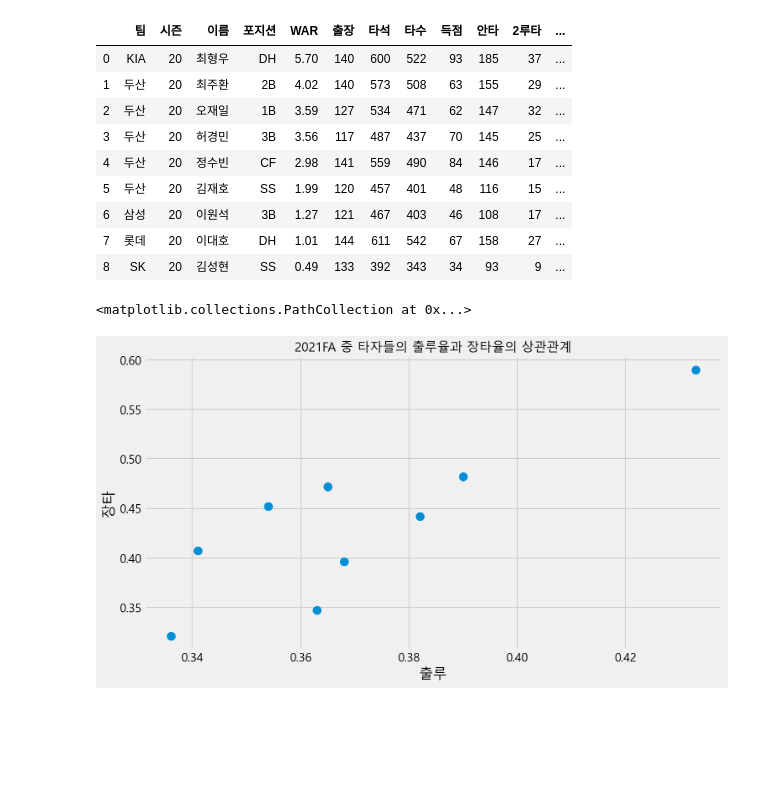
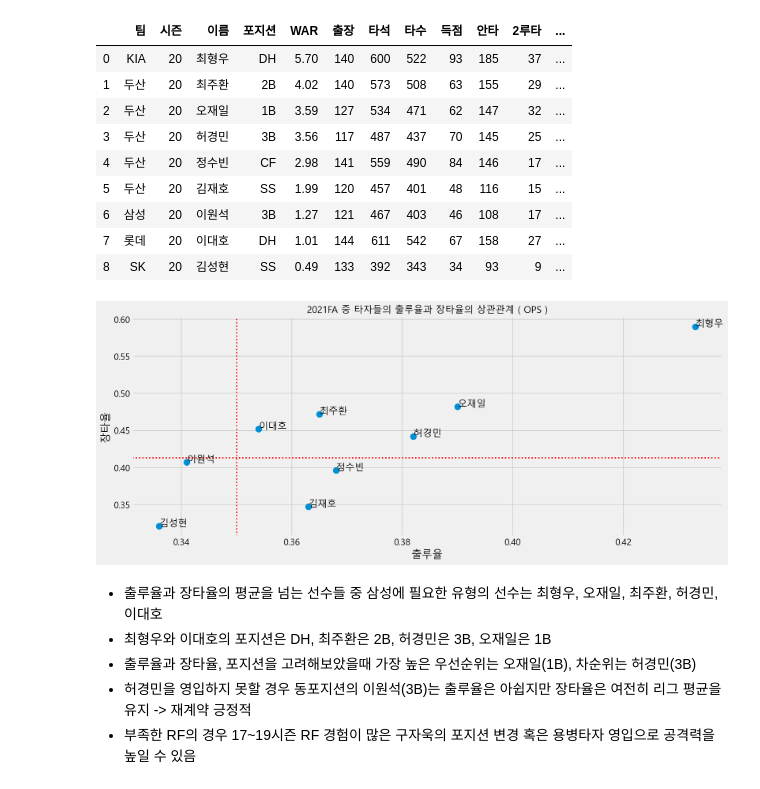
Before and after one commit to jeonprize/KBO-Analysis, a Jupyter notebook: 2021FA.ipynb, the cells around one changed output. Saved outputs shown, nothing was run; the diff lists cells and outputs as text; code cells hidden in the pictures; blank space fills up the shorter version.

```diff
--- a/2021FA.ipynb
+++ b/2021FA.ipynb
@@ -47,12 +42,27 @@ fa
 | 6 | 삼성 | 20 | 이원석 | 3B | 1.27 | 121 | 467 | 403 | 46 | 108 | 17 | ... |
 | 7 | 롯데 | 20 | 이대호 | DH | 1.01 | 144 | 611 | 542 | 67 | 158 | 27 | ... |
 | 8 | SK | 20 | 김성현 | SS | 0.49 | 133 | 392 | 343 | 34 | 93 | 9 | ... |
-# %%
-plt.figure(figsize=(11,6))
-plt.xlabel("출루")
-plt.ylabel("장타")
-plt.title("2021FA 중 타자들의 출루율과 장타율의 상관관계",fontsize=15)
-plt.scatter(data = fa, x = "출루", y = "장타",s = 100)
-# %% [output]
-<matplotlib.collections.PathCollection at 0x...>
-[figure, removed]
+# %%
+x = fa["출루"]
+y = fa["장타"]
+n = fa["이름"]
+# %%
+fig, ax = plt.subplots(figsize=(15,6))
+ax.scatter(x,y,s=100)
+
+plt.xlabel("출루율")
+plt.ylabel("장타율")
+plt.title("2021FA 중 타자들의 출루율과 장타율의 상관관계 ( OPS )",fontsize=15)
+
+plt.axvline(x=0.35, color='r',linestyle=':', linewidth=2)
+plt.axhline(y=0.413, color='r',linestyle=':', linewidth=2)
+for i, txt in enumerate(n):
+    ax.annotate(txt,(x[i],y[i]),fontsize=15)
+# %% [output]
+[figure, added]
+# %% [markdown]
+- 출루율과 장타율의 평균을 넘는 선수들 중 삼성에 필요한 유형의 선수는 최형우, 오재일, 최주환, 허경민, 이대호
+- 최형우와 이대호의 포지션은 DH, 최주환은 2B, 허경민은 3B, 오재일은 1B
+- 출루율과 장타율, 포지션을 고려해보았을때 가장 높은 우선순위는 오재일(1B), 차순위는 허경민(3B)
+- 허경민을 영입하지 못할 경우 동포지션의 이원석(3B)는 출루율은 아쉽지만 장타율은 여전히 리그 평균을 유지 -> 재계약 긍정적
+- 부족한 RF의 경우 17~19시즌 RF 경험이 많은 구자욱의 포지션 변경 혹은 용병타자 영입으로 공격력을 높일 수 있음
```
Also changed, not shown: parts of 2 cells of this notebook.
